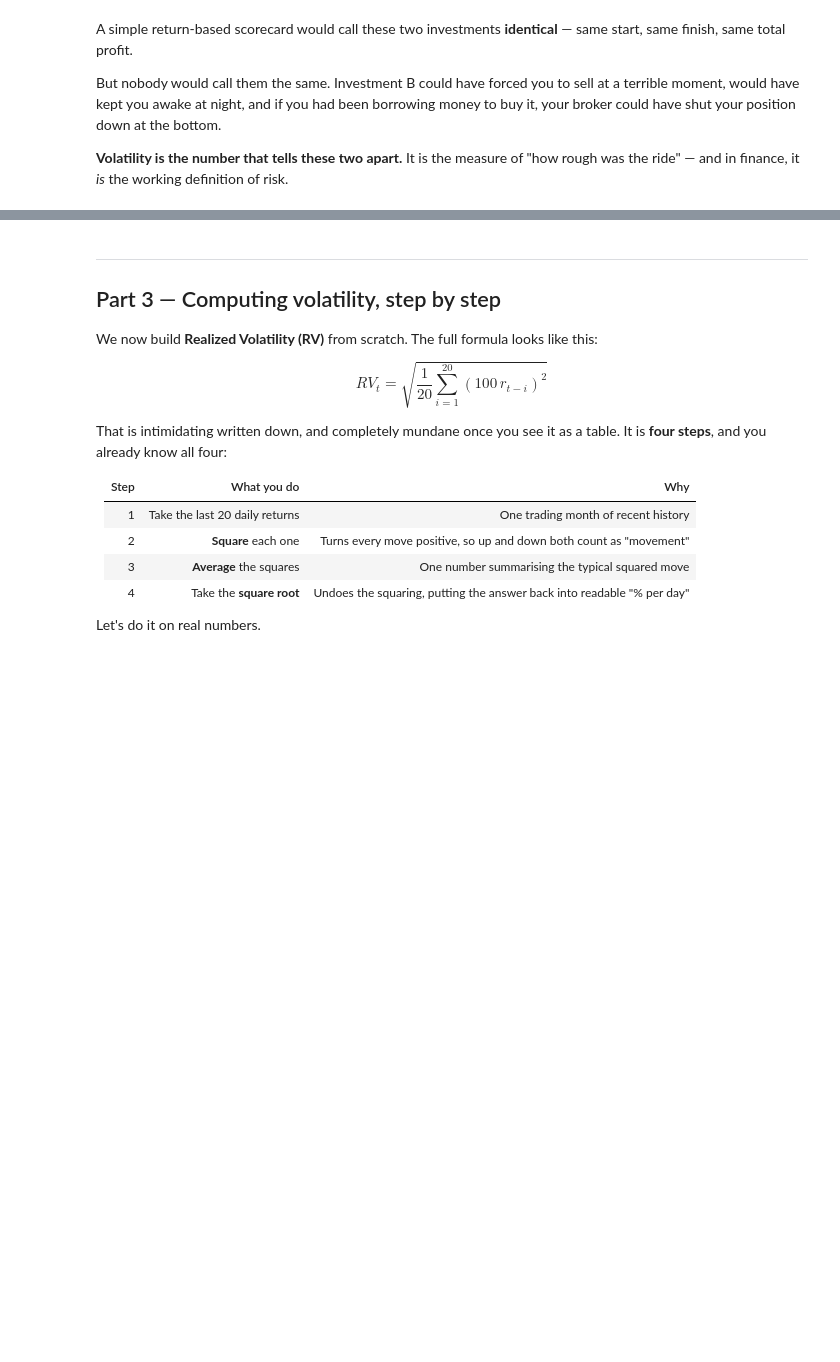
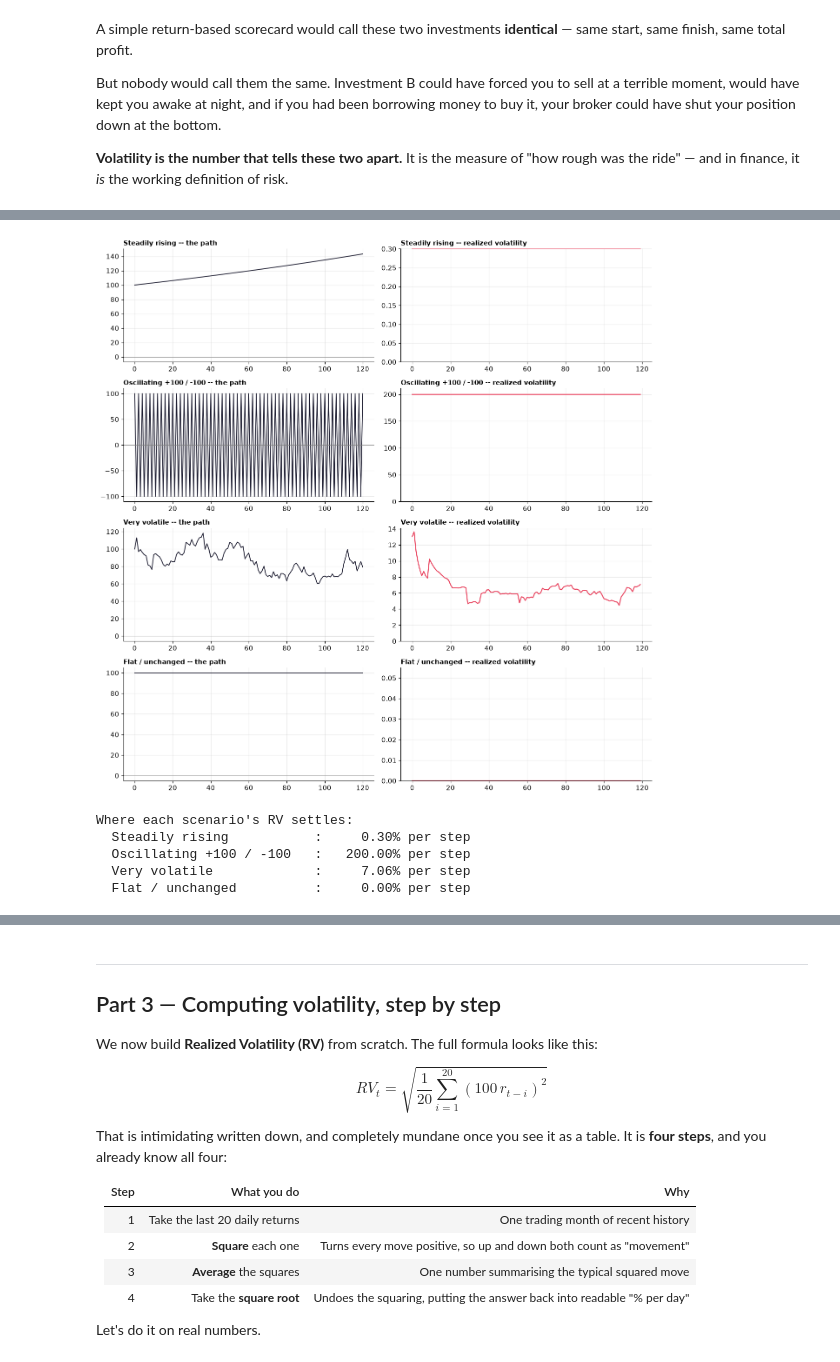
Before and after one commit to Eurie-R/HR-ETE-GNN-Thesis, a Jupyter notebook: explanation.ipynb, the cells around one changed output, grey strips where cells are left out. Saved outputs shown, nothing was run; the diff lists cells and outputs as text; code cells hidden in the pictures; blank space fills up the shorter version.

```diff
--- a/explanation.ipynb
+++ b/explanation.ipynb
@@ -241,0 +248,44 @@ But nobody would call them the same. Investment B could have forced you to sell
+# %%
+rng2 = np.random.default_rng(3)
+n_toy, win_toy = 120, 20
+
+toy_scenarios = {
+    'Steadily rising':        100 * (1.003) ** np.arange(n_toy + 1),
+    'Oscillating +100 / -100': np.array([100.0 if i % 2 == 0 else -100.0
+                                          for i in range(n_toy + 1)]),
+    'Very volatile':          100 * np.exp(np.r_[0, np.cumsum(
+                                   rng2.normal(0, 0.06, n_toy))]),
+    'Flat / unchanged':       np.full(n_toy + 1, 100.0),
+}
+
+fig, axes = plt.subplots(4, 2, figsize=(13, 13))
+
+for row, (name, path) in enumerate(toy_scenarios.items()):
+    path = np.asarray(path, float)
+    pct_change = 100 * (path[1:] - path[:-1]) / path[:-1]
+    rv_toy = pd.Series(pct_change).pow(2).rolling(win_toy, min_periods=1).mean().pow(0.5)
+
+    ax1, ax2 = axes[row]
+    ax1.plot(path, color=INK, linewidth=1.3)
+    ax1.axhline(0, color='grey', linewidth=0.6)
+    ax1.set_title(f'{name} -- the path', loc='left', fontsize=10.5)
+
+    ax2.plot(rv_toy.values, color=ACCENT, linewidth=1.6)
+    ax2.set_ylim(bottom=0)
+    ax2.set_title(f'{name} -- realized volatility', loc='left', fontsize=10.5)
+
+plt.tight_layout(); plt.show()
+
+print("Where each scenario's RV settles:")
+for name, path in toy_scenarios.items():
+    path = np.asarray(path, float)
+    pct_change = 100 * (path[1:] - path[:-1]) / path[:-1]
+    rv_toy = pd.Series(pct_change).pow(2).rolling(win_toy, min_periods=1).mean().pow(0.5)
+    print(f"  {name:26s}: {rv_toy.iloc[-1]:8.2f}% per step")
+# %% [output]
+[figure, added]
+Where each scenario's RV settles:
+  Steadily rising           :     0.30% per step
+  Oscillating +100 / -100   :   200.00% per step
+  Very volatile             :     7.06% per step
+  Flat / unchanged          :     0.00% per step
```
Also changed, not shown: parts of 16 cells of this notebook, 46 other files.
